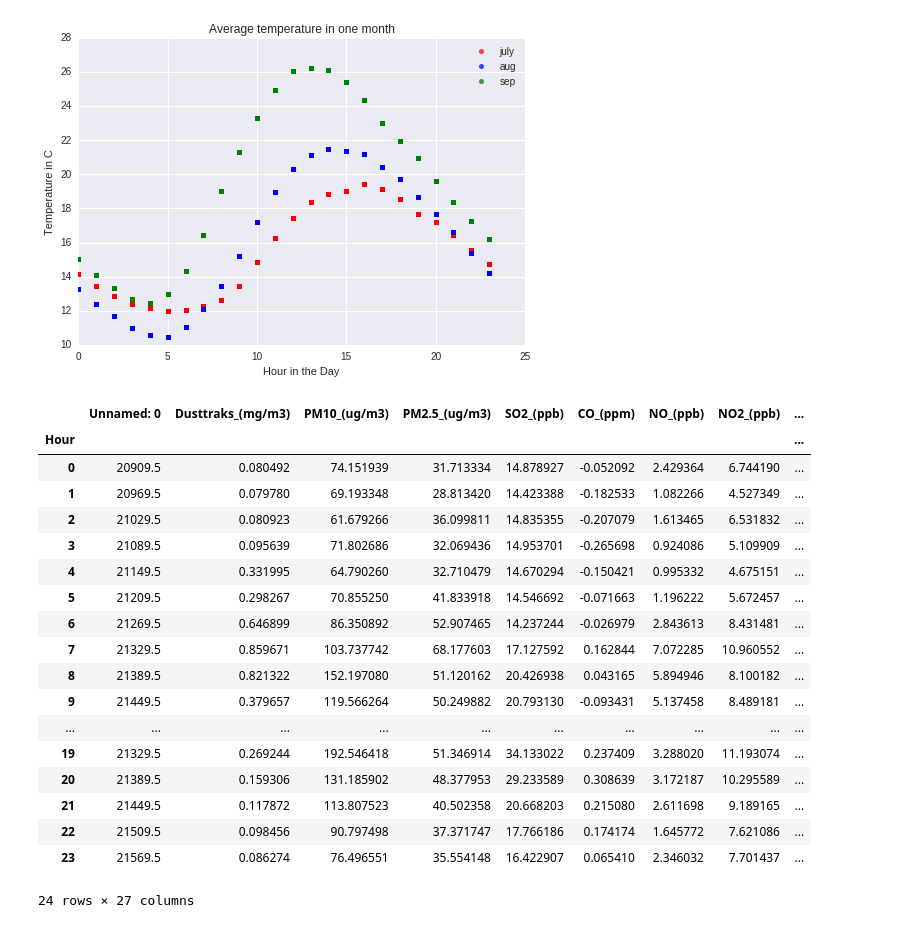
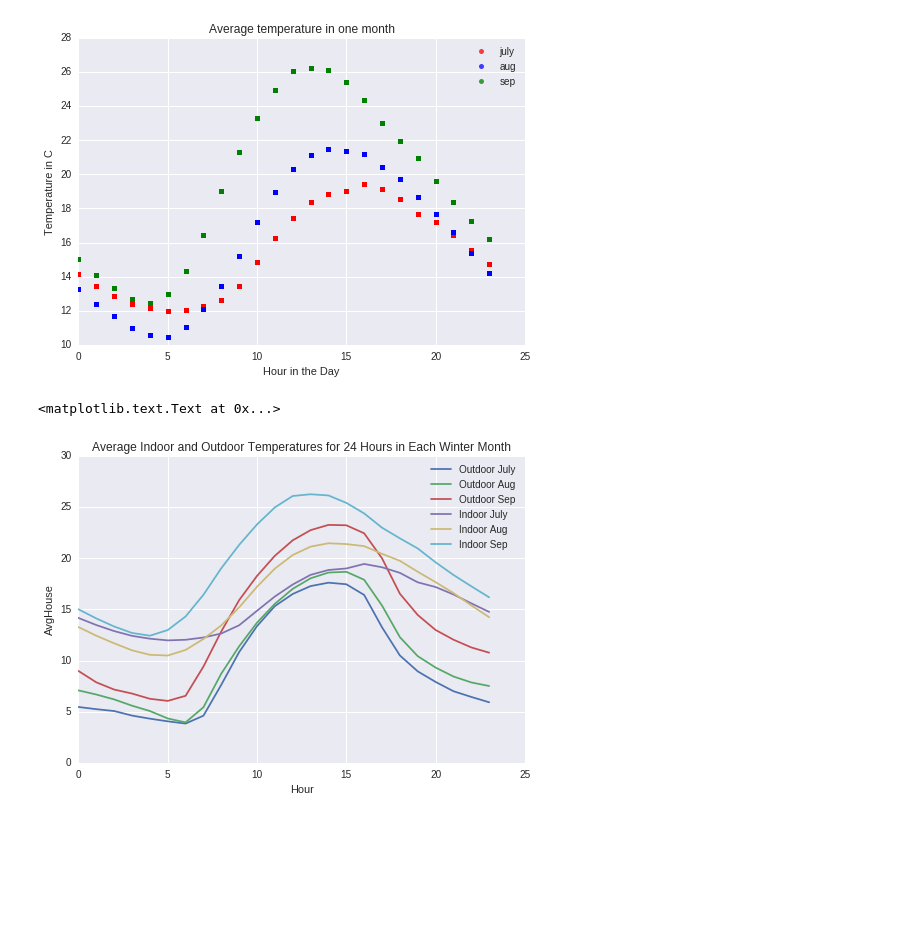
Before and after one commit to BrennaManning/DataScience2016FP, a Jupyter notebook: Beginnings-Mack.ipynb, the cells around one changed output. Cells and saved outputs as stored; diff of their text form; code cells hidden in the pictures; blank space fills up the shorter version.

Commit message:
cleaned up the exploration by month

```diff
--- a/Beginnings-Mack.ipynb
+++ b/Beginnings-Mack.ipynb
@@ -214,26 +214,3 @@ def plot_all_months(df,df2,df3,header1,header2):
     plt.ylabel('Temperature in C')
     plt.title('Average temperature in one month')
     plt.show()
-# %%
-#plot_all_months(julydf, augustdf, sepdf, 'Hour', 'Temperature_(degC)')
-julydf.groupby('Hour').mean()
-# %% [output]
-|  | Unnamed: 0 | Dusttraks_(mg/m3) | PM10_(ug/m3) | PM2.5_(ug/m3) | SO2_(ppb) | CO_(ppm) | NO_(ppb) | NO2_(ppb) | ... |
-| Hour |  |  |  |  |  |  |  |  | ... |
-| 0 | 20909.5 | 0.080492 | 74.151939 | 31.713334 | 14.878927 | -0.052092 | 2.429364 | 6.744190 | ... |
-| 1 | 20969.5 | 0.079780 | 69.193348 | 28.813420 | 14.423388 | -0.182533 | 1.082266 | 4.527349 | ... |
-| 2 | 21029.5 | 0.080923 | 61.679266 | 36.099811 | 14.835355 | -0.207079 | 1.613465 | 6.531832 | ... |
-| 3 | 21089.5 | 0.095639 | 71.802686 | 32.069436 | 14.953701 | -0.265698 | 0.924086 | 5.109909 | ... |
-| 4 | 21149.5 | 0.331995 | 64.790260 | 32.710479 | 14.670294 | -0.150421 | 0.995332 | 4.675151 | ... |
-| 5 | 21209.5 | 0.298267 | 70.855250 | 41.833918 | 14.546692 | -0.071663 | 1.196222 | 5.672457 | ... |
-| 6 | 21269.5 | 0.646899 | 86.350892 | 52.907465 | 14.237244 | -0.026979 | 2.843613 | 8.431481 | ... |
-| 7 | 21329.5 | 0.859671 | 103.737742 | 68.177603 | 17.127592 | 0.162844 | 7.072285 | 10.960552 | ... |
-| 8 | 21389.5 | 0.821322 | 152.197080 | 51.120162 | 20.426938 | 0.043165 | 5.894946 | 8.100182 | ... |
-| 9 | 21449.5 | 0.379657 | 119.566264 | 50.249882 | 20.793130 | -0.093431 | 5.137458 | 8.489181 | ... |
-| ... | ... | ... | ... | ... | ... | ... | ... | ... | ... |
-| 19 | 21329.5 | 0.269244 | 192.546418 | 51.346914 | 34.133022 | 0.237409 | 3.288020 | 11.193074 | ... |
-| 20 | 21389.5 | 0.159306 | 131.185902 | 48.377953 | 29.233589 | 0.308639 | 3.172187 | 10.295589 | ... |
-| 21 | 21449.5 | 0.117872 | 113.807523 | 40.502358 | 20.668203 | 0.215080 | 2.611698 | 9.189165 | ... |
-| 22 | 21509.5 | 0.098456 | 90.797498 | 37.371747 | 17.766186 | 0.174174 | 1.645772 | 7.621086 | ... |
-| 23 | 21569.5 | 0.086274 | 76.496551 | 35.554148 | 16.422907 | 0.065410 | 2.346032 | 7.701437 | ... |
-24 rows × 27 columns
@@ -239,0 +294,22 @@ julydf.groupby('Hour').mean()
+# %%
+grouped = julydf.groupby('Hour')
+julydf = grouped.apply(compute_avg_val)
+
+grouped = augustdf.groupby('Hour')
+augustdf = grouped.apply(compute_avg_val)
+
+grouped = sepdf.groupby('Hour')
+sepdf = grouped.apply(compute_avg_val)
+
+featurehourplot(julydf, 'Temperature_(degC)', 'Average Outdoor Temperature over Each Hour of Day')
+featurehourplot(augustdf, 'Temperature_(degC)', 'Average Outdoor Temperature over Each Hour of Day')
+featurehourplot(sepdf, 'Temperature_(degC)', 'Average Outdoor Temperature over Each Hour of Day')
+featurehourplot(julydf, 'AvgHouse', 'Average Outdoor Temperature over Each Hour of Day')
+featurehourplot(augustdf, 'AvgHouse', 'Average Outdoor Temperature over Each Hour of Day')
+featurehourplot(sepdf, 'AvgHouse', 'Average Outdoor Temperature over Each Hour of Day')
+
+plt.legend(['Outdoor July','Outdoor Aug','Outdoor Sep','Indoor July','Indoor Aug','Indoor Sep'])
+plt.title('Average Indoor and Outdoor Temperatures for 24 Hours in Each Winter Month')
+# %% [output]
+<matplotlib.text.Text at 0x...>
+[figure, added]
```
Also changed, not shown: parts of 2 cells of this notebook, 2 other files.
